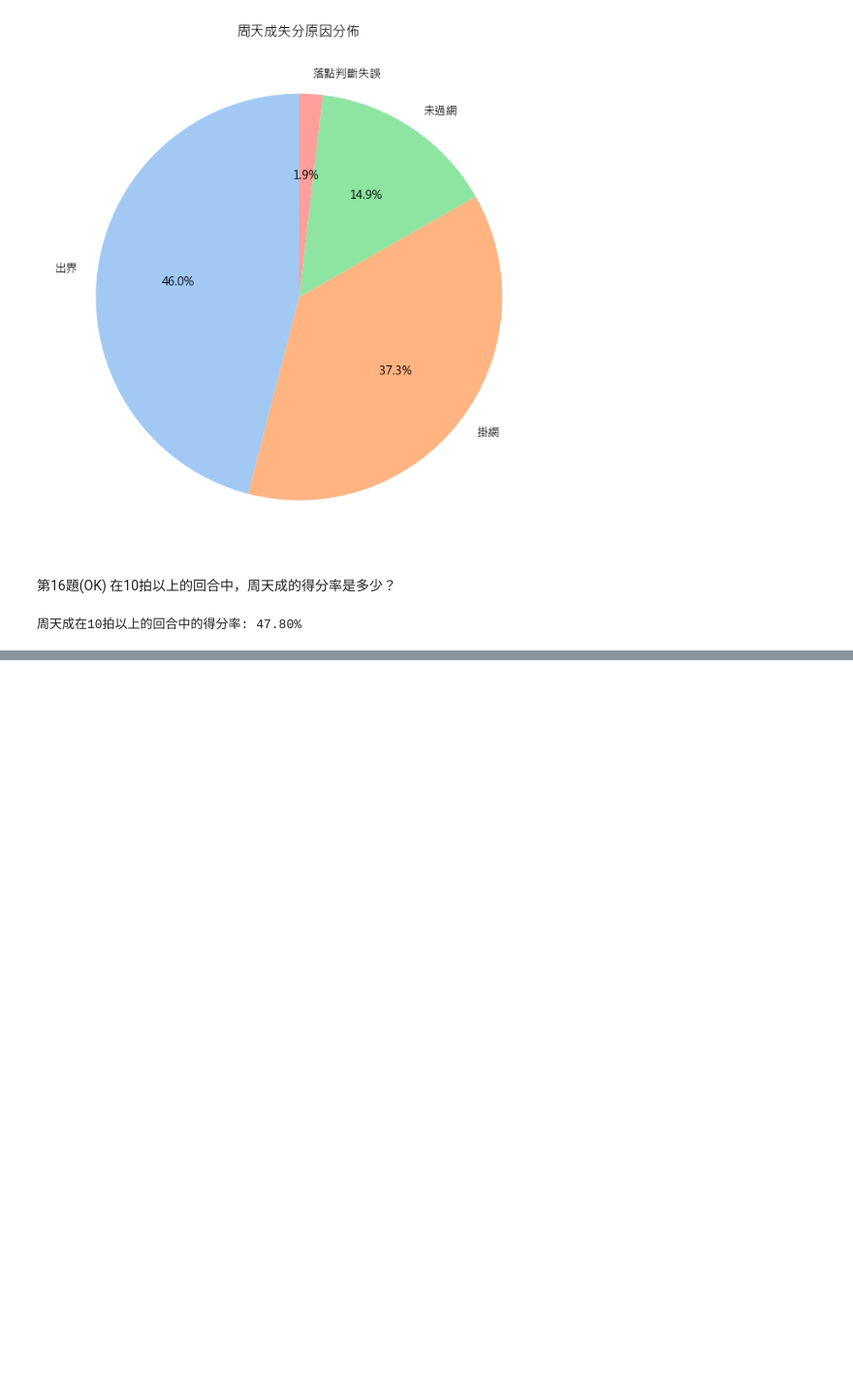
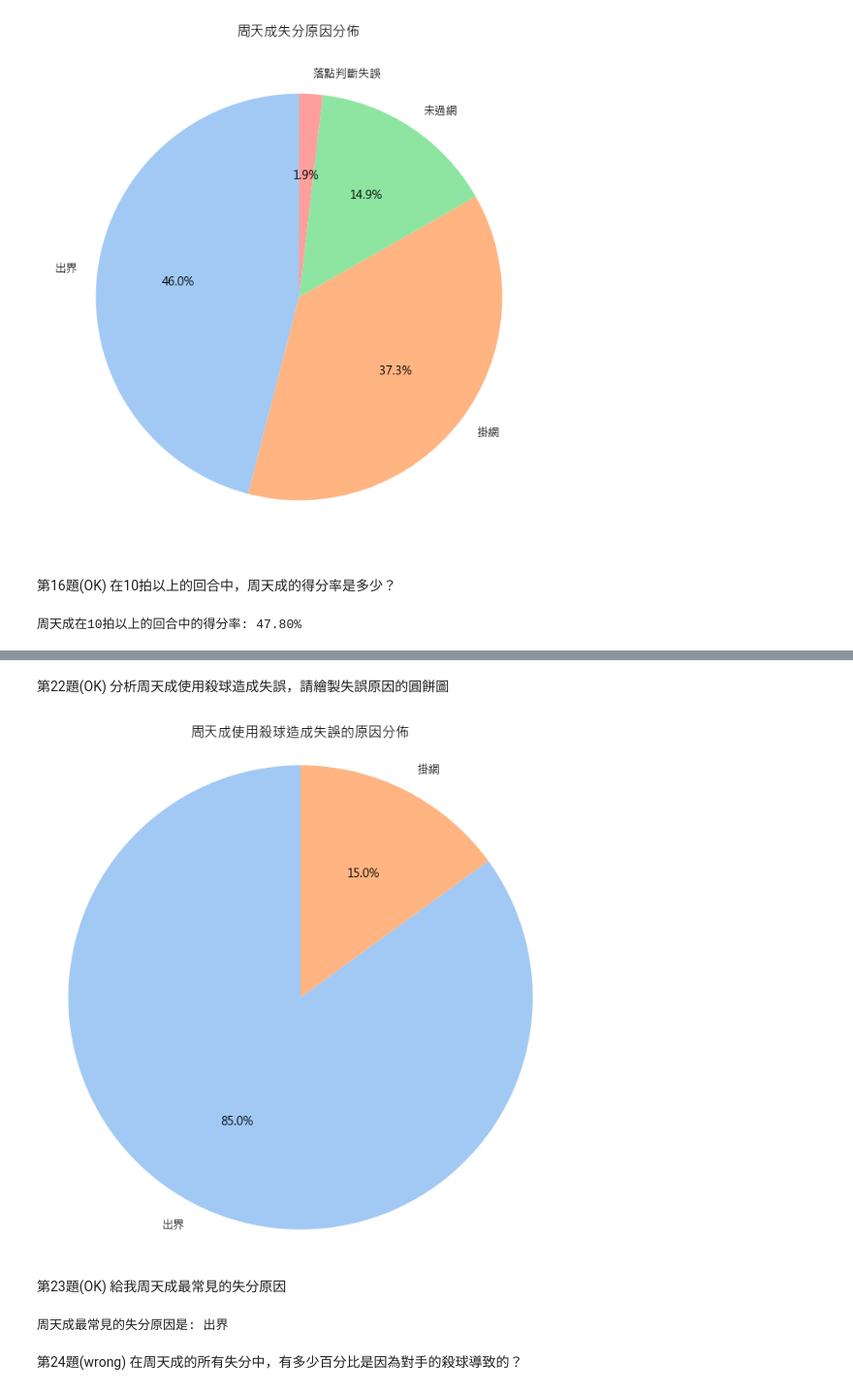
Before and after one commit to DanielTeng0811/BadmintonAI, a Jupyter notebook: smple_question_ans.ipynb, the cells around one changed output, grey strips where cells are left out. Shown at 97% size. Cells and saved outputs as stored; diff of their text form; code cells hidden in the pictures; blank space fills up the shorter version.

```diff
--- a/smple_question_ans.ipynb
+++ b/smple_question_ans.ipynb
@@ -808,0 +1028,71 @@ else:
+# %% [markdown]
+第22題(OK)
+分析周天成使用殺球造成失誤，請繪製失誤原因的圓餅圖
+# %%
+import platform
+import matplotlib.pyplot as plt
+import seaborn as sns
+import pandas as pd
+
+# 字體設定
+s = platform.system()
+plt.rcParams['font.sans-serif'] = ['Arial Unicode MS', 'PingFang TC'] if s == 'Darwin' else ['Microsoft JhengHei', 'SimHei'] if s == 'Windows' else ['WenQuanYi Zen Hei']
+plt.rcParams['axes.unicode_minus'] = False
+
+# 假設 df 已經被系統預先載入
+if len(df) > 0:
+    # 篩選出周天成使用殺球的數據
+    chou_smashed = df[(df['player'] == 'CHOU Tien Chen') & (df['type'] == '殺球')]
+
+    # 篩選出失誤的數據
+    chou_smashed_errors = chou_smashed[chou_smashed['lose_reason'].notna()]
+
+    # 計算各種失誤原因的次數
+    error_counts = chou_smashed_errors['lose_reason'].value_counts()
+
+    # 繪製圓餅圖
+    fig, ax = plt.subplots(figsize=(8, 8))
+    ax.pie(error_counts, labels=error_counts.index, autopct='%1.1f%%', startangle=90, colors=sns.color_palette('pastel'))
+    ax.set_title('周天成使用殺球造成失誤的原因分佈')
+    plt.axis('equal')  # Equal aspect ratio ensures that pie is drawn as a circle.
+
+    plt.show()
+else:
+    print("數據集中沒有可用的數據。")
+# %% [output]
+[figure, added]
+# %% [markdown]
+第23題(OK)
+給我周天成最常見的失分原因
+# %%
+import platform
+import matplotlib.pyplot as plt
+import seaborn as sns
+import pandas as pd
+
+# 字體設定
+s = platform.system()
+plt.rcParams['font.sans-serif'] = ['Arial Unicode MS', 'PingFang TC'] if s=='Darwin' else ['Microsoft JhengHei', 'SimHei'] if s=='Windows' else ['WenQuanYi Zen Hei']
+plt.rcParams['axes.unicode_minus'] = False
+
+# 假設 df 已經被載入
+if len(df) > 0:
+    # 過濾出周天成的數據
+    chou_df = df[df['player'] == 'CHOU Tien Chen']
+
+    # 計算失分原因的次數
+    lose_reason_counts = chou_df['lose_reason'].value_counts()
+
+    # 印出最常見的失分原因
+    if not lose_reason_counts.empty:
+        most_common_lose_reason = lose_reason_counts.idxmax()
+        print(f"周天成最常見的失分原因是: {most_common_lose_reason}")
+    else:
+        print("沒有找到周天成的失分數據。")
+else:
+    print("數據集中沒有資料。")
+# %% [output]
+周天成最常見的失分原因是: 出界
+# %% [markdown]
+第24題(wrong)
+在周天成的所有失分中，有多少百分比是因為對手的殺球導致的？
```
Also changed, not shown: parts of 25 cells of this notebook, 1 other file.
